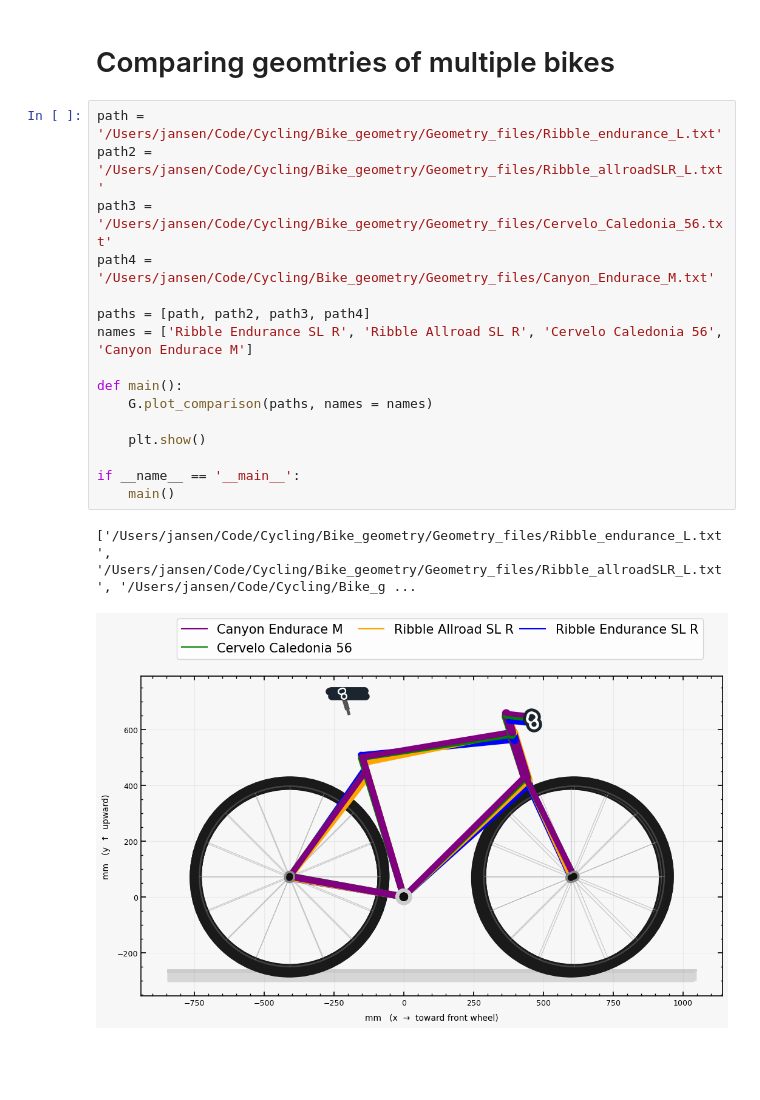
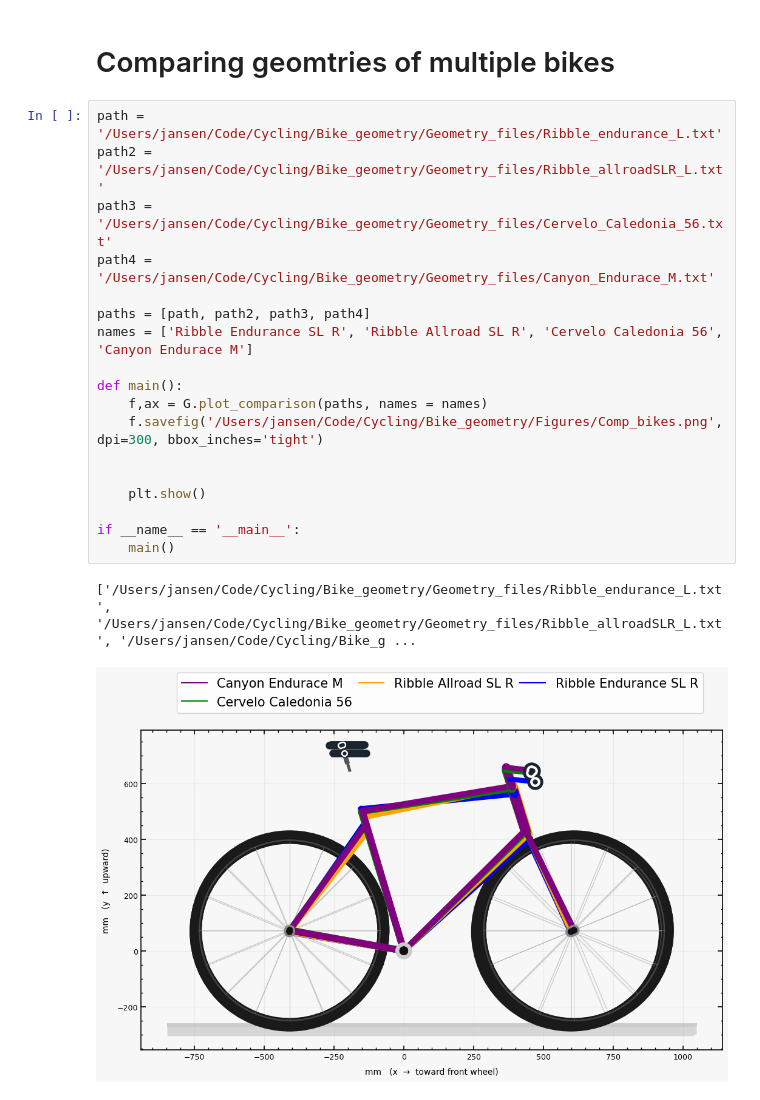
Before and after one commit to honzascholtz/FrameStack, a Jupyter notebook: Geometry_comp.ipynb, the cells around one changed output. Saved outputs shown, nothing was run; the diff lists cells and outputs as text; blank space fills up the shorter version.

```diff
--- a/Geometry_comp.ipynb
+++ b/Geometry_comp.ipynb
@@ -23,19 +23,21 @@ Seat → bar tip (3-D)
 # %%
 path = '/Users/jansen/Code/Cycling/Bike_geometry/Geometry_files/Ribble_endurance_L.txt'
 path2 = '/Users/jansen/Code/Cycling/Bike_geometry/Geometry_files/Ribble_allroadSLR_L.txt'
 path3 = '/Users/jansen/Code/Cycling/Bike_geometry/Geometry_files/Cervelo_Caledonia_56.txt'
 path4 = '/Users/jansen/Code/Cycling/Bike_geometry/Geometry_files/Canyon_Endurace_M.txt'
 
 paths = [path, path2, path3, path4]
 names = ['Ribble Endurance SL R', 'Ribble Allroad SL R', 'Cervelo Caledonia 56', 'Canyon Endurace M']
 
 def main():
-    G.plot_comparison(paths, names = names)
+    f,ax = G.plot_comparison(paths, names = names)
+    f.savefig('/Users/jansen/Code/Cycling/Bike_geometry/Figures/Comp_bikes.png', dpi=300, bbox_inches='tight')
+
 
     plt.show()
 
 if __name__ == '__main__':
     main()
 # %% [output]
 ['/Users/jansen/Code/Cycling/Bike_geometry/Geometry_files/Ribble_endurance_L.txt', '/Users/jansen/Code/Cycling/Bike_geometry/Geometry_files/Ribble_allroadSLR_L.txt', '/Users/jansen/Code/Cycling/Bike_g ...
-[figure, old version]
+[figure, new version]
```
Also changed, not shown: 4 other files.
